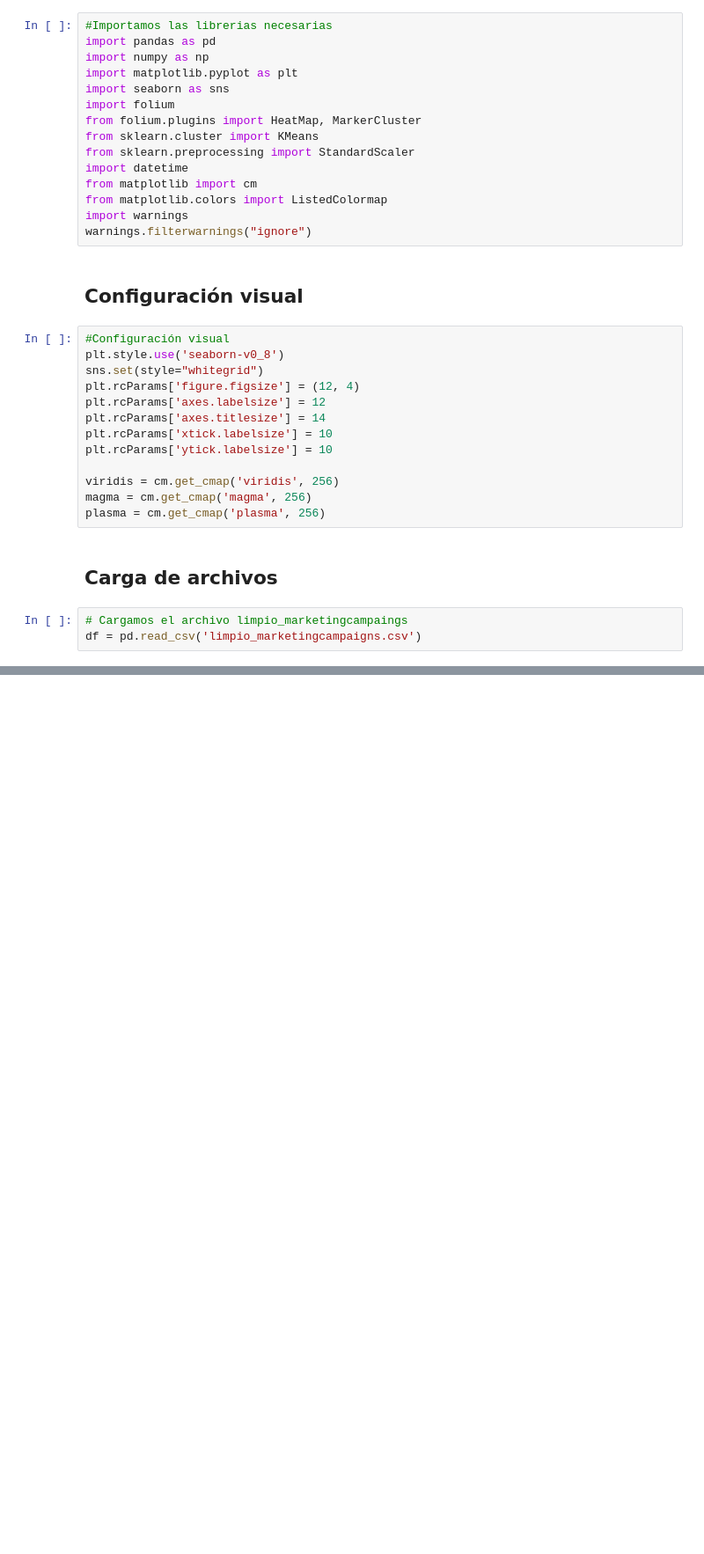
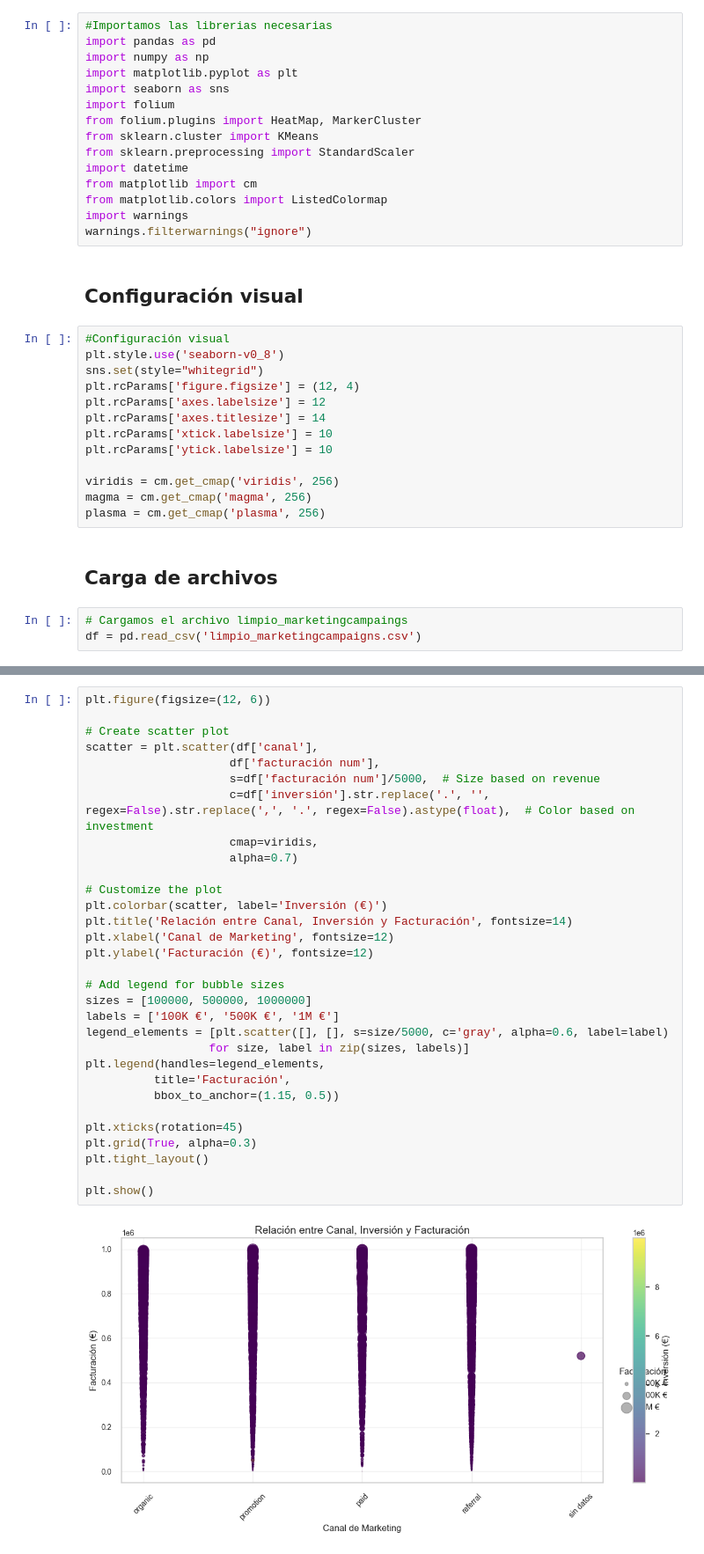
Before and after one commit to carlxngel/upgrade-hub-marketing-analysis, a Jupyter notebook: EDA.ipynb, the cells around one changed output, grey strips where cells are left out. Shown at 88% size. Saved outputs shown, nothing was run; the diff lists cells and outputs as text; blank space fills up the shorter version.

```diff
--- a/EDA.ipynb
+++ b/EDA.ipynb
@@ -49,0 +73,33 @@ df.head(5)
+# %%
+plt.figure(figsize=(12, 6))
+
+# Create scatter plot
+scatter = plt.scatter(df['canal'],
+                     df['facturación num'],
+                     s=df['facturación num']/5000,  # Size based on revenue
+                     c=df['inversión'].str.replace('.', '', regex=False).str.replace(',', '.', regex=False).astype(float),  # Color based on investment
+                     cmap=viridis,
+                     alpha=0.7)
+
+# Customize the plot
+plt.colorbar(scatter, label='Inversión (€)')
+plt.title('Relación entre Canal, Inversión y Facturación', fontsize=14)
+plt.xlabel('Canal de Marketing', fontsize=12)
+plt.ylabel('Facturación (€)', fontsize=12)
+
+# Add legend for bubble sizes
+sizes = [100000, 500000, 1000000]
+labels = ['100K €', '500K €', '1M €']
+legend_elements = [plt.scatter([], [], s=size/5000, c='gray', alpha=0.6, label=label)
+                  for size, label in zip(sizes, labels)]
+plt.legend(handles=legend_elements,
+          title='Facturación',
+          bbox_to_anchor=(1.15, 0.5))
+
+plt.xticks(rotation=45)
+plt.grid(True, alpha=0.3)
+plt.tight_layout()
+
+plt.show()
+# %% [output]
+[figure, added]
```
Also changed, not shown: parts of 23 cells of this notebook.
